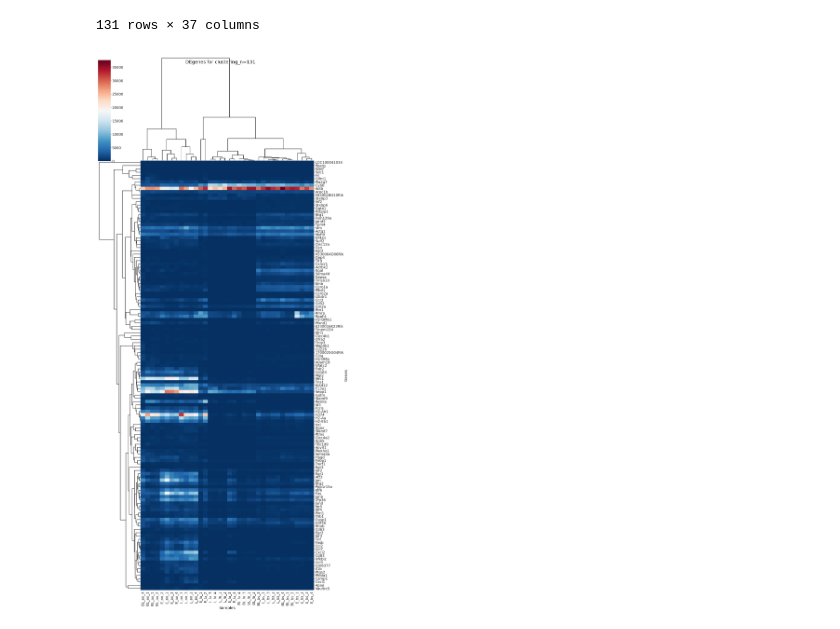
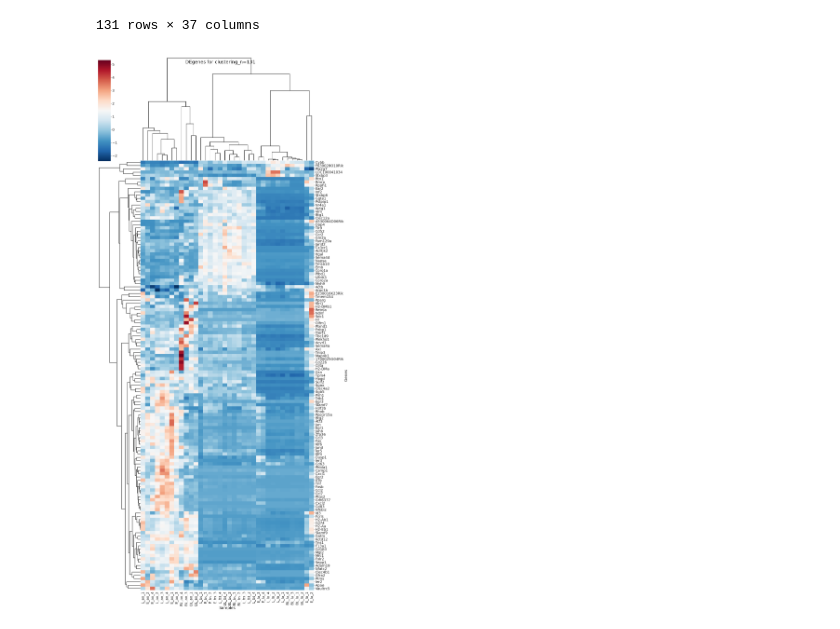
Before and after one commit to anuprulez/athero_clustering, a Jupyter notebook: Genes_Normalised_counts_clustering.ipynb, the cells around one changed output. Saved outputs shown, nothing was run; the diff lists cells and outputs as text; code cells hidden in the pictures.

Commit message:
Update images

```diff
--- a/Genes_Normalised_counts_clustering.ipynb
+++ b/Genes_Normalised_counts_clustering.ipynb
@@ -28,27 +28,29 @@ y_labels = normalised_counts_all_genes["Gene"].tolist()
 normalised_counts_all_genes = normalised_counts_all_genes.drop(columns=['Gene'])
 # %%
 sns.set(font_scale=2.25)
-fig_size = (25, 55)
+fig_size = (25,55)
 
 g = sns.clustermap(normalised_counts_all_genes,
+                   row_cluster=True,
                    cmap="RdBu_r",
                    xticklabels='auto',
                    yticklabels=y_labels,
                    figsize=fig_size,
                    metric='cosine',
+                   z_score=0,
                   )
 
 g.fig.suptitle('DEgenes for clustering_n=131')
 g.ax_heatmap.set_xlabel("Samples")
 g.ax_heatmap.set_ylabel("Genes")
 
 for a in g.ax_col_dendrogram.collections:
     a.set_linewidth(3)
 
 for a in g.ax_row_dendrogram.collections:
     a.set_linewidth(3)
 # %% [output]
-[figure, old version]
+[figure, new version]
 # %%
 g.savefig('heatmap_with_Seaborn_clustermap_python.pdf', dpi=300, figsize=fig_size)
 g.savefig('heatmap_with_Seaborn_clustermap_python.png', dpi=300, figsize=fig_size)
```
Also changed, not shown: 2 other files.
